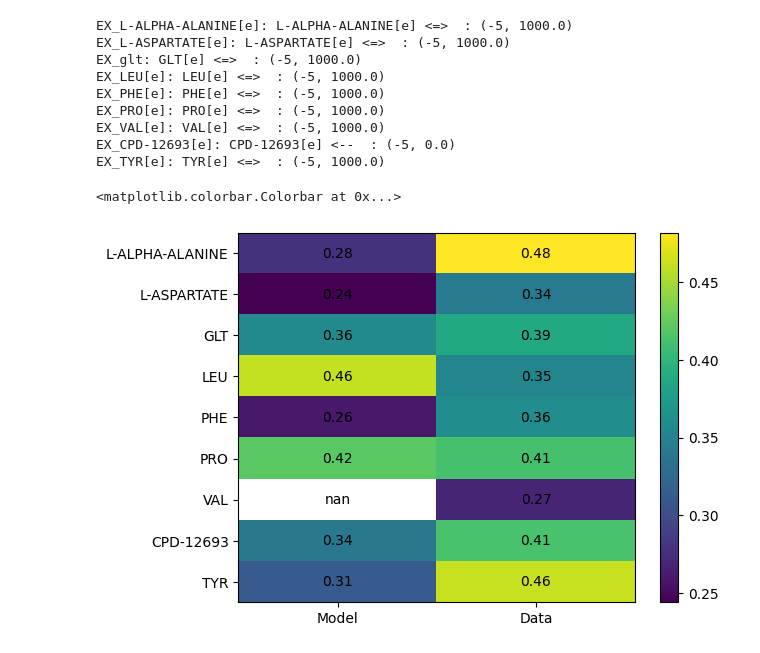
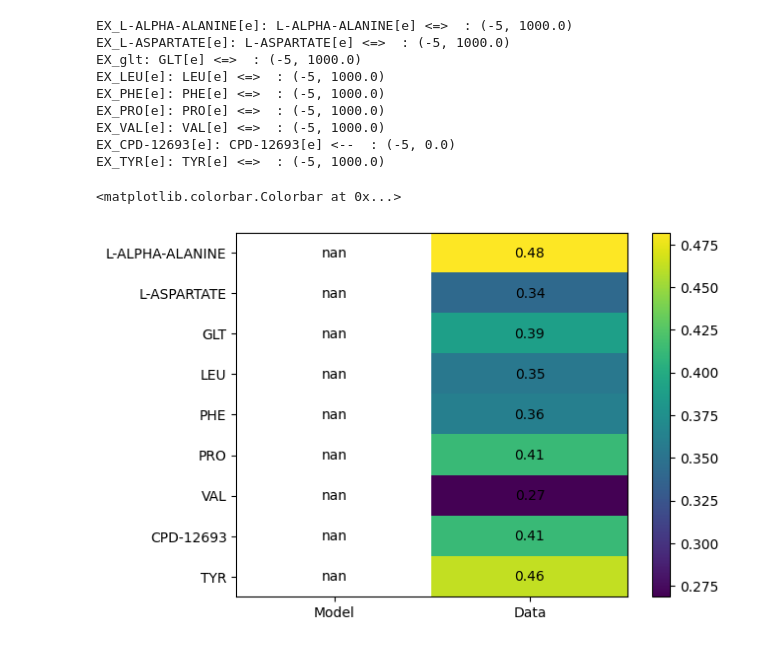
Before and after one commit to C-CoMP-STC/rpom-fba, a Jupyter notebook: figures/bge.ipynb, the cells around one changed output. Saved outputs shown, nothing was run; the diff lists cells and outputs as text; code cells hidden in the pictures.

Commit message:
Clean up model building, add fixes found earlier for ETC

```diff
--- a/figures/bge.ipynb
+++ b/figures/bge.ipynb
@@ -106,6 +52,12 @@ for substrate, bge in zip(bge_data["ID"], bge_data["BGE"]):
             # Get internal metabolite
             met_c = model.metabolites.get_by_id(substrate + "[c]")
 
+            # Get periplasmic metabolite, if it exists
+            try:
+                met_p = model.metabolites.get_by_id(f"{substrate}[p]")
+            except:
+                met_p = None
+
             # Get or create external metabolite
             try:
                 met_e = model.metabolites.get_by_id(f"{substrate}[e]")
@@ -123,45 +75,53 @@ for substrate, bge in zip(bge_data["ID"], bge_data["BGE"]):
             set_active_bound(ex_substrate, 5)
             print(f"{ex_substrate} : {ex_substrate.bounds}")
 
-            # Create a free transport reaction
+            # Create a free transport reaction, if there isn't one
             # TODO: add actual transport reactions
-            transport = Reaction("test", "", lower_bound=-1000, upper_bound=1000)
-            transport.add_metabolites({
-                met_e : -1,
-                met_c : 1
-            })
-            model.add_reactions([transport])
+            has_transport = False
+            for reaction in model.reactions:
+                if met_e in reaction.metabolites:
+                    if met_p in reaction.metabolites or met_c in reaction.metabolites:
+                        has_transport = True
+                        break
+
+            if not has_transport:
+                transport = Reaction("test", "", lower_bound=-1000, upper_bound=1000)
+                transport.add_metabolites({
+                    met_e : -1,
+                    met_c : 1
+                })
+                model.add_reactions([transport])
 
             sol = model.optimize()
             if sol.status != "infeasible":
                 c_ex_rxns = cue.get_c_ex_rxns(model)
 
                 c_uptake, c_secret = cue.get_c_ex_rxn_fluxes(sol, c_ex_rxns, "cobrapy")
                 bge_model = cue.calculate_cue(c_uptake, c_secret, co2_exchange)
                 model_bge.append(bge_model if bge_model is not None else float("nan"))
             else:
                 model_bge.append(float("nan"))
 
 # Plot model vs data BGE
 fig, ax = plt.subplots()
 img = ax.imshow(np.array([model_bge, data_bge]).T, cmap="viridis", aspect="auto")
 for i, (_model_bge, _data_bge) in enumerate(zip(model_bge, data_bge)):
     ax.text(0, i, f"{_model_bge:.2f}", ha="center", va="center", color="black")
     ax.text(1, i, f"{_data_bge:.2f}", ha="center", va="center", color="black")
 
 ax.set_xticks(range(2), ["Model", "Data"])
 ax.set_yticks(range(len(substrates)), substrates)
 
 fig.colorbar(img)
 # %% [output]
 EX_L-ALPHA-ALANINE[e]: L-ALPHA-ALANINE[e] <=>  : (-5, 1000.0)
 EX_L-ASPARTATE[e]: L-ASPARTATE[e] <=>  : (-5, 1000.0)
 EX_glt: GLT[e] <=>  : (-5, 1000.0)
 EX_LEU[e]: LEU[e] <=>  : (-5, 1000.0)
 EX_PHE[e]: PHE[e] <=>  : (-5, 1000.0)
 EX_PRO[e]: PRO[e] <=>  : (-5, 1000.0)
 EX_VAL[e]: VAL[e] <=>  : (-5, 1000.0)
 EX_CPD-12693[e]: CPD-12693[e] <--  : (-5, 0.0)
 EX_TYR[e]: TYR[e] <=>  : (-5, 1000.0)
 <matplotlib.colorbar.Colorbar at 0x...>
-[figure, old version]
+[figure, new version]
```
Also changed, not shown: parts of 5 cells of this notebook, 23 other files.
